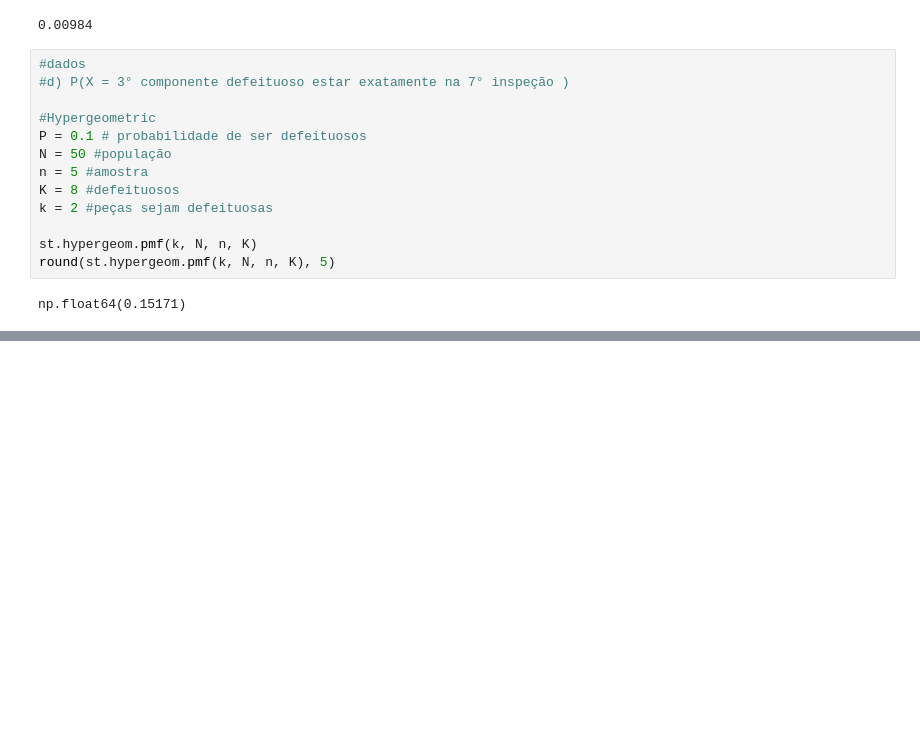
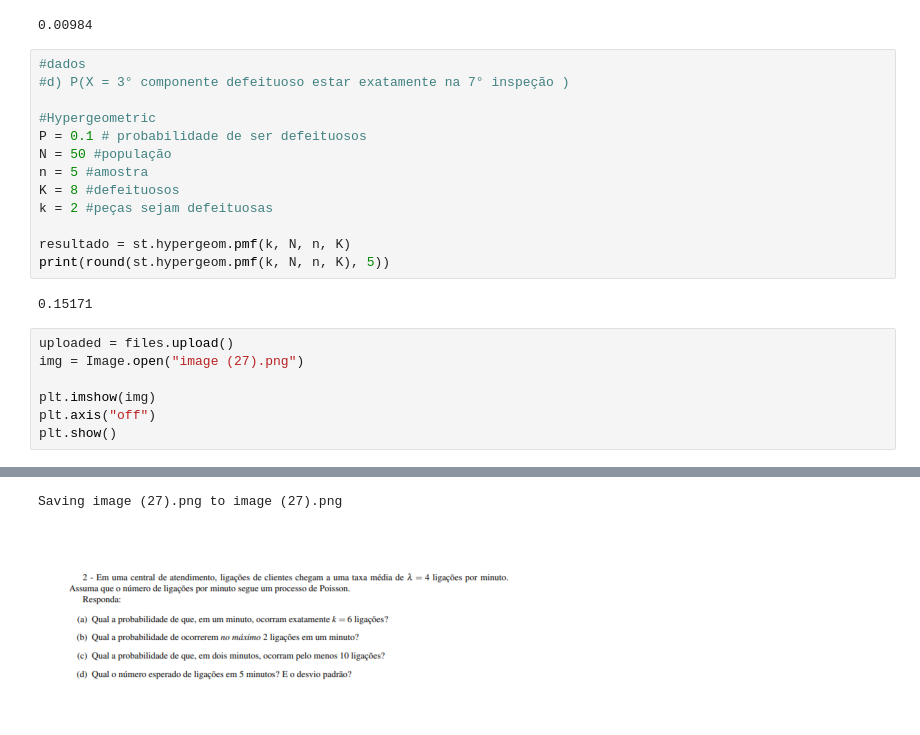
Before and after one commit to MArcoAEAandrade/Estudos-sobre-modelos-estat-sticos, a Jupyter notebook: Lista_de_exercicios.ipynb, the cells around one changed output, grey strips where cells are left out. Cells and saved outputs as stored; diff of their text form; blank space fills up the shorter version.

```diff
--- a/Lista_de_exercicios.ipynb
+++ b/Lista_de_exercicios.ipynb
@@ -67,7 +67,15 @@ n = 5 #amostra
 K = 8 #defeituosos
 k = 2 #peças sejam defeituosas
 
-st.hypergeom.pmf(k, N, n, K)
-round(st.hypergeom.pmf(k, N, n, K), 5)
+resultado = st.hypergeom.pmf(k, N, n, K)
+print(round(st.hypergeom.pmf(k, N, n, K), 5))
 # %% [output]
-np.float64(0.15171)
+0.15171
+# %%
+uploaded = files.upload()
+img = Image.open("image (27).png")
+
+plt.imshow(img)
+plt.axis("off")
+plt.show()
+# %% [output]
@@ -73,0 +83,2 @@ np.float64(0.15171)
+Saving image (27).png to image (27).png
+[figure, added]
```
Also changed, not shown: parts of 16 cells of this notebook.
